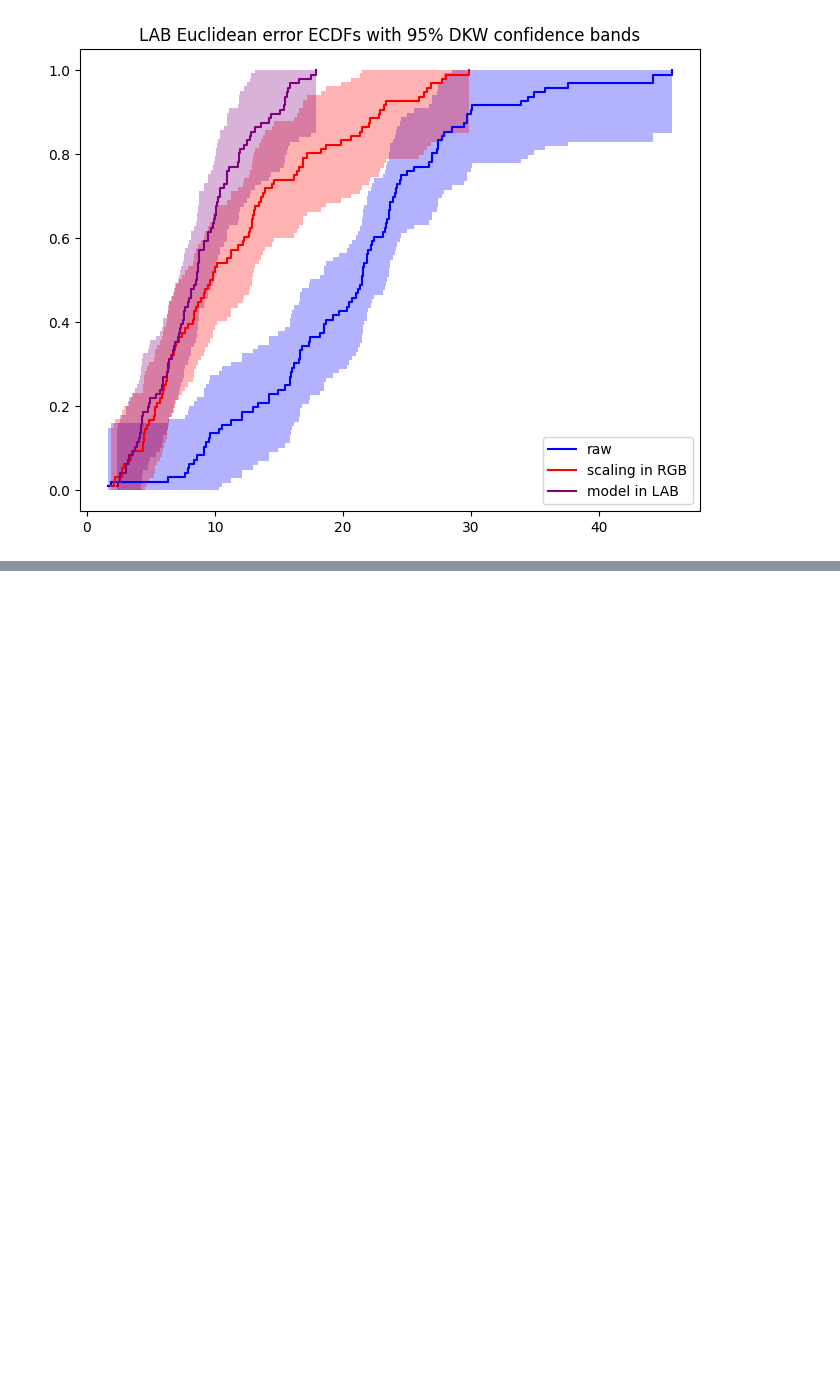
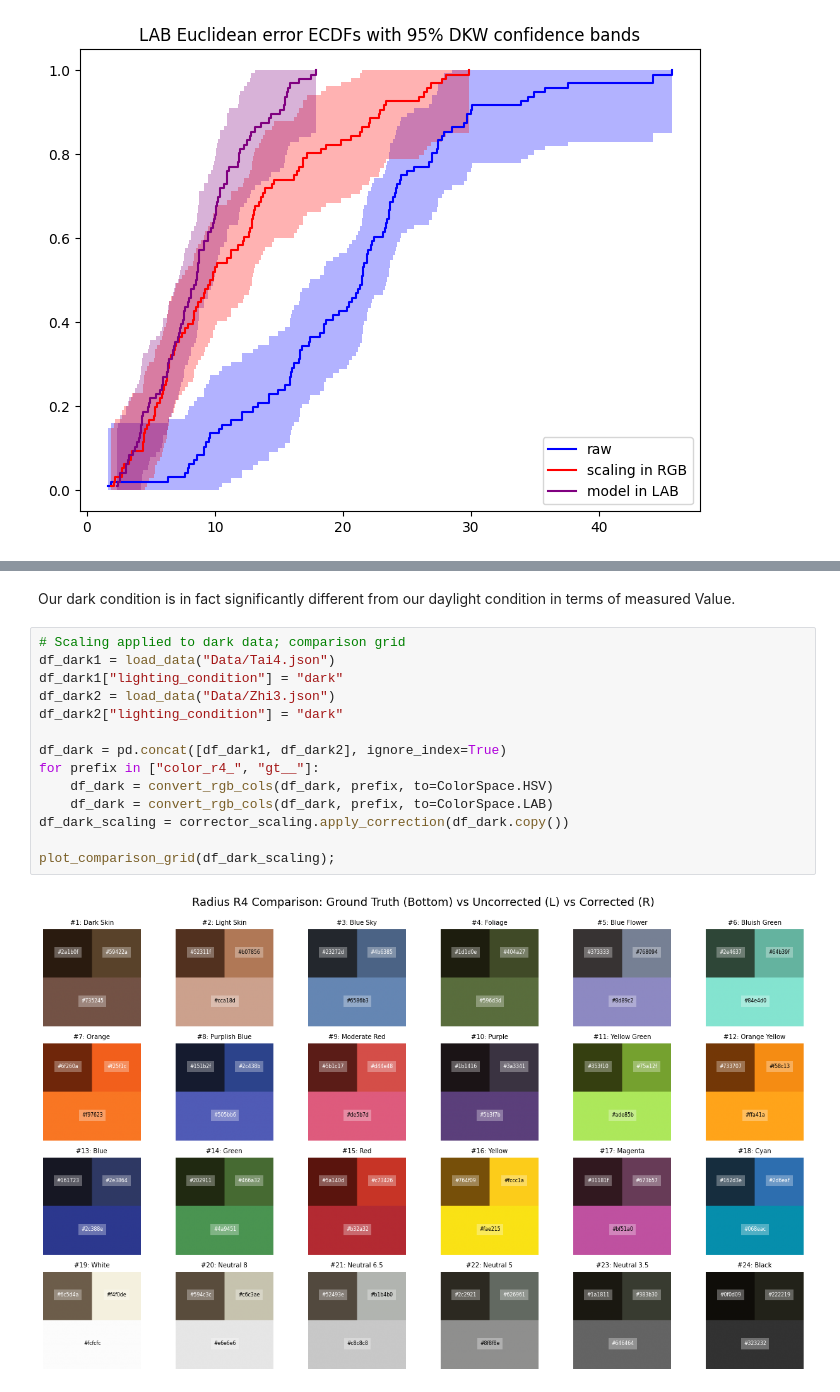
Before and after one commit to takiisme/Colormeter, a Jupyter notebook: presentation.ipynb, the cells around one changed output, grey strips where cells are left out. Saved outputs shown, nothing was run; the diff lists cells and outputs as text; blank space fills up the shorter version.

```diff
--- a/presentation.ipynb
+++ b/presentation.ipynb
@@ -233,0 +315,18 @@ plt.show()
+# %% [markdown]
+Our dark condition is in fact significantly different from our daylight condition in terms of measured Value.
+# %%
+# Scaling applied to dark data; comparison grid
+df_dark1 = load_data("Data/Tai4.json")
+df_dark1["lighting_condition"] = "dark"
+df_dark2 = load_data("Data/Zhi3.json")
+df_dark2["lighting_condition"] = "dark"
+
+df_dark = pd.concat([df_dark1, df_dark2], ignore_index=True)
+for prefix in ["color_r4_", "gt__"]:
+    df_dark = convert_rgb_cols(df_dark, prefix, to=ColorSpace.HSV)
+    df_dark = convert_rgb_cols(df_dark, prefix, to=ColorSpace.LAB)
+df_dark_scaling = corrector_scaling.apply_correction(df_dark.copy())
+
+plot_comparison_grid(df_dark_scaling);
+# %% [output]
+[figure, added]
```
Also changed, not shown: parts of 13 cells of this notebook, 1 other file.
